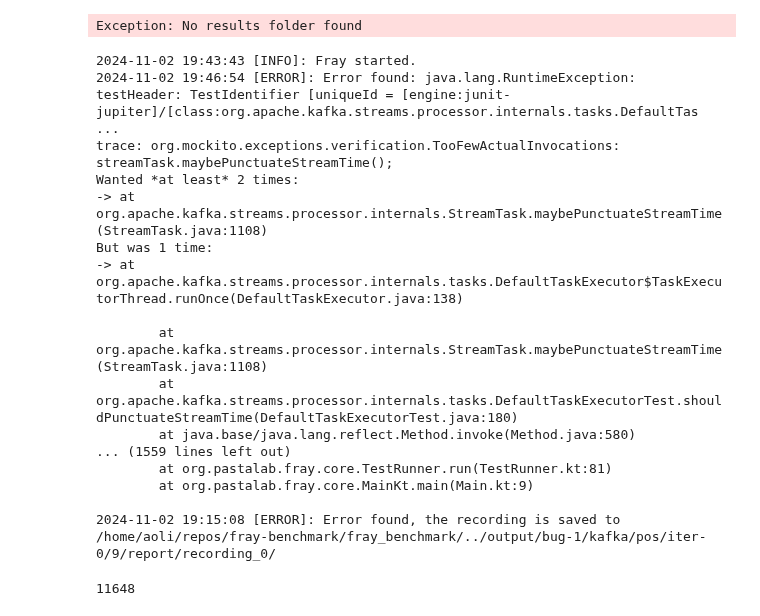
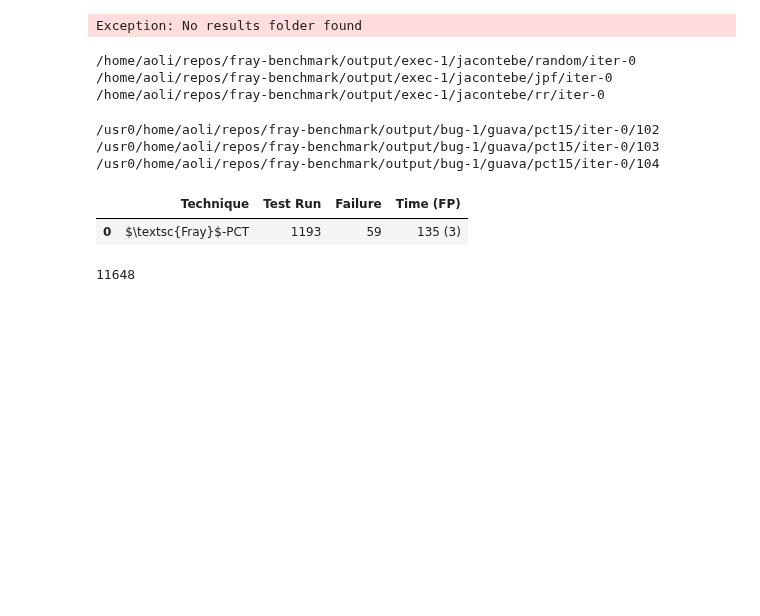
Before and after one commit to cmu-pasta/fray-benchmark, a Jupyter notebook: fray_benchmark/visualizer/playground.ipynb, the cells around one changed output. Cells and saved outputs as stored; diff of their text form; code cells hidden in the pictures; blank space fills up the shorter version.

```diff
--- a/fray_benchmark/visualizer/playground.ipynb
+++ b/fray_benchmark/visualizer/playground.ipynb
@@ -57,28 +63,27 @@ display(df)
 # %% [output]
 Folder /data/output/bug-1/guava/jpf/results not found
 Exception: No results folder found
+# %%
+suite = BenchmarkSuite(["/home/aoli/repos/fray-benchmark/output/exec-1/jacontebe"])
+for bench in suite.benchmarks:
+    print(bench.path)
+    bench.to_csv()
+# suite.generate_bug_table()
+# %% [output]
+/home/aoli/repos/fray-benchmark/output/exec-1/jacontebe/random/iter-0
+/home/aoli/repos/fray-benchmark/output/exec-1/jacontebe/jpf/iter-0
+/home/aoli/repos/fray-benchmark/output/exec-1/jacontebe/rr/iter-0
 # %%
-suite = BenchmarkSuite(["/usr0/home/aoli/repos/fray-benchmark/output/bug-1/kafka"])
+suite = BenchmarkSuite(["/usr0/home/aoli/repos/fray-benchmark/output/bug-1/guava"])
 for bench in suite.benchmarks:
     bench.to_csv()
+suite.generate_bug_table()
 # %% [output]
-2024-11-02 19:43:43 [INFO]: Fray started.
-2024-11-02 19:46:54 [ERROR]: Error found: java.lang.RuntimeException: testHeader: TestIdentifier [uniqueId = [engine:junit-jupiter]/[class:org.apache.kafka.streams.processor.internals.tasks.DefaultTas ...
-trace: org.mockito.exceptions.verification.TooFewActualInvocations:
-streamTask.maybePunctuateStreamTime();
-Wanted *at least* 2 times:
--> at org.apache.kafka.streams.processor.internals.StreamTask.maybePunctuateStreamTime(StreamTask.java:1108)
-But was 1 time:
--> at org.apache.kafka.streams.processor.internals.tasks.DefaultTaskExecutor$TaskExecutorThread.runOnce(DefaultTaskExecutor.java:138)
-
-        at org.apache.kafka.streams.processor.internals.StreamTask.maybePunctuateStreamTime(StreamTask.java:1108)
-        at org.apache.kafka.streams.processor.internals.tasks.DefaultTaskExecutorTest.shouldPunctuateStreamTime(DefaultTaskExecutorTest.java:180)
-        at java.base/java.lang.reflect.Method.invoke(Method.java:580)
-... (1559 lines left out)
-        at org.pastalab.fray.core.TestRunner.run(TestRunner.kt:81)
-        at org.pastalab.fray.core.MainKt.main(Main.kt:9)
-
-2024-11-02 19:15:08 [ERROR]: Error found, the recording is saved to /home/aoli/repos/fray-benchmark/fray_benchmark/../output/bug-1/kafka/pos/iter-0/9/report/recording_0/
+/usr0/home/aoli/repos/fray-benchmark/output/bug-1/guava/pct15/iter-0/102
+/usr0/home/aoli/repos/fray-benchmark/output/bug-1/guava/pct15/iter-0/103
+/usr0/home/aoli/repos/fray-benchmark/output/bug-1/guava/pct15/iter-0/104
+|  | Technique | Test Run | Failure | Time (FP) |
+| 0 | $\textsc{Fray}$-PCT | 1193 | 59 | 135 (3) |
 # %%
 import pandas as pd
 suite = BenchmarkSuite([
```
Also changed, not shown: parts of 6 cells of this notebook, 5 other files.
